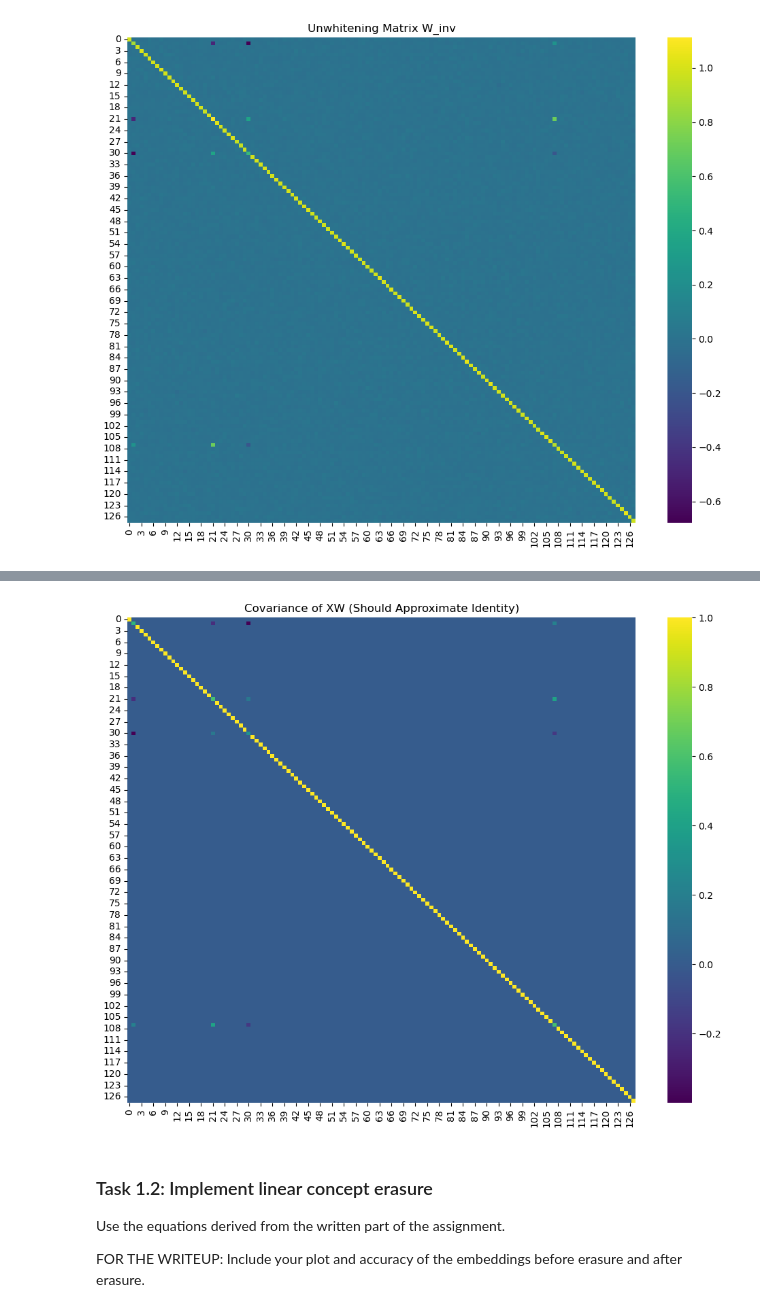
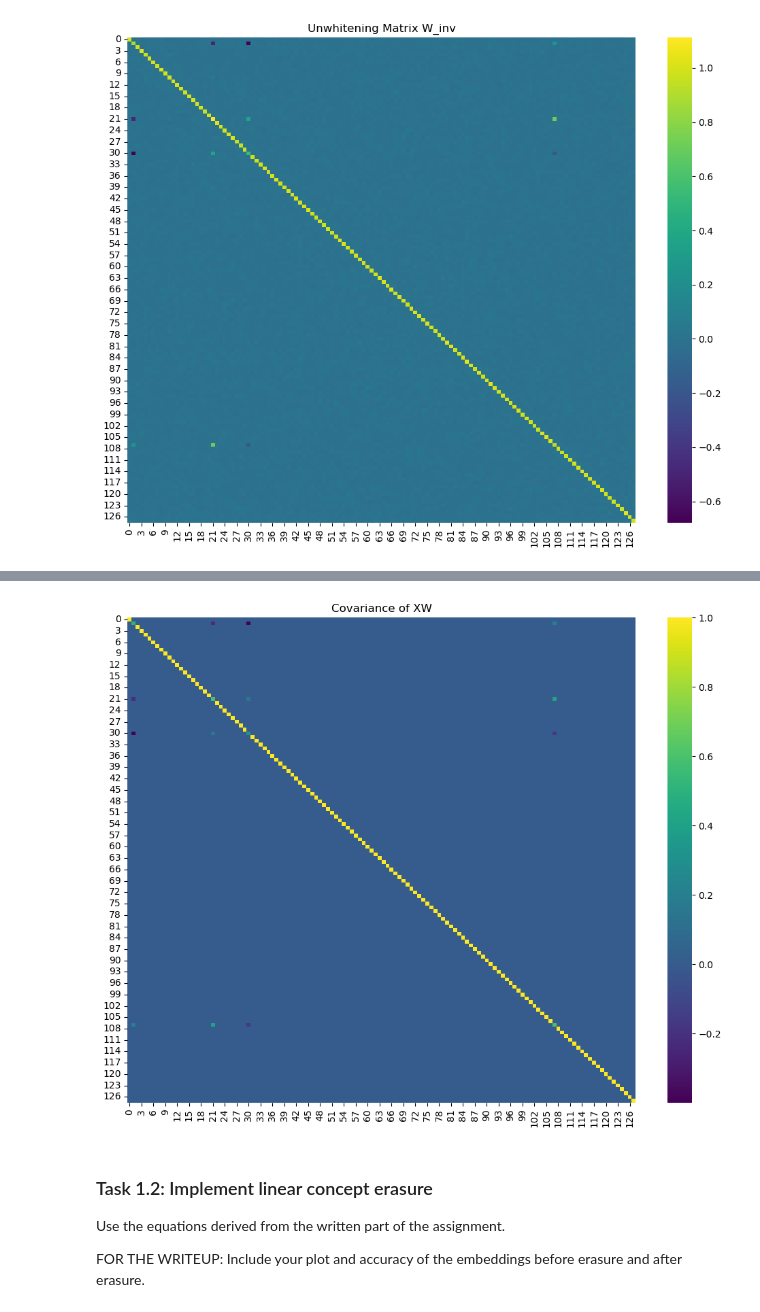
Before and after one commit to aachotian/LLM-1, a Jupyter notebook: LLM_Assignment_1_(Coding).ipynb, the cells around one changed output, grey strips where cells are left out. Saved outputs shown, nothing was run; the diff lists cells and outputs as text; code cells hidden in the pictures.

```diff
--- a/LLM_Assignment_1_(Coding).ipynb
+++ b/LLM_Assignment_1_(Coding).ipynb
@@ -153,15 +150,15 @@ verify_W_W_inv(W, W_inv)
 # %%
 def verify_cov_XW(X, W):
     """
     Plot a heatmap of the covariance of XW to verify it satisfies the definition of whitening.
     """
     X_whitened = X @ W
     cov_whitened = np.cov(X_whitened.T)
-    heatmap(cov_whitened, "Covariance of XW (Should Approximate Identity)")
+    heatmap(cov_whitened, "Covariance of XW")
 
 verify_cov_XW(X, W)
 # %% [output]
-[figure, old version]
+[figure, new version]
 # %% [markdown]
 ### Task 1.2: Implement linear concept erasure
 Use the equations derived from the written part of the assignment.
```
Also changed, not shown: parts of 11 cells of this notebook.
